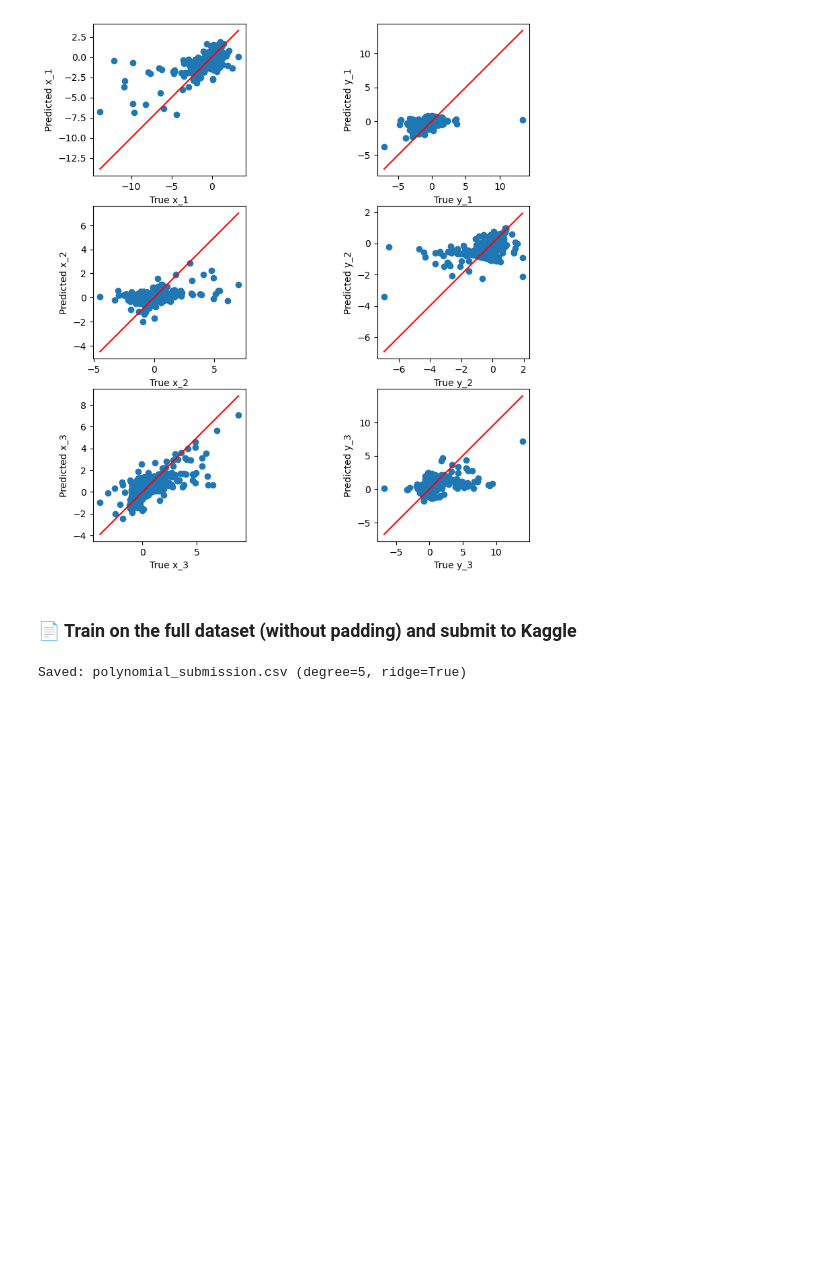
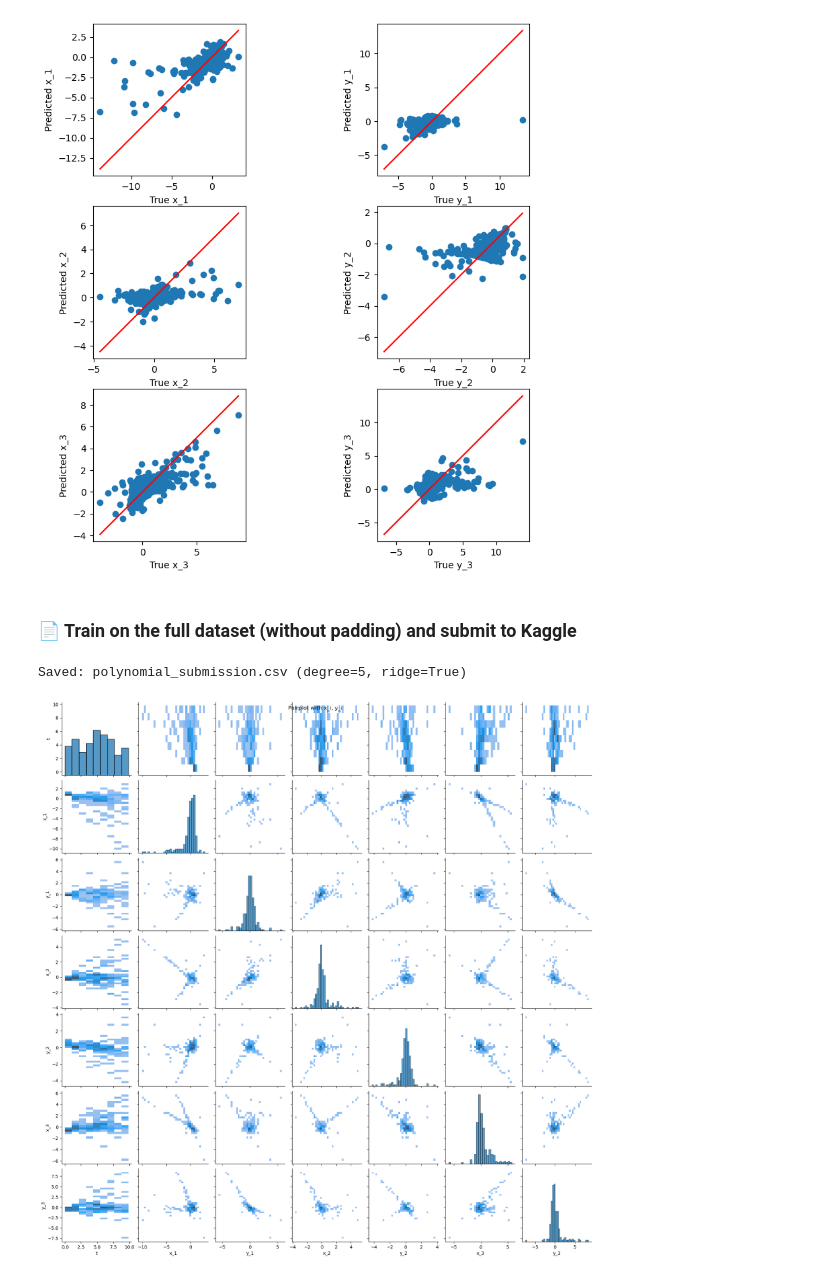
Before and after one commit to Custodio30/MLNOVA-AA-Assigement-1-Bernardo-Joao-Leonor, a Jupyter notebook: assigment#1/notebooks/assigment#1.ipynb, the cells around one changed output. Cells and saved outputs as stored; diff of their text form; code cells hidden in the pictures; blank space fills up the shorter version.

Commit message:
Task3

```diff
--- a/assigment#1/notebooks/assigment#1.ipynb
+++ b/assigment#1/notebooks/assigment#1.ipynb
@@ -652,3 +652,98 @@ polysub.to_csv("polynomial_submission.csv", index=False)
 print(f"Saved: polynomial_submission.csv (degree={final_degree}, ridge={is_ridge})")
 # %% [output]
 Saved: polynomial_submission.csv (degree=5, ridge=True)
+# %%
+
+############# Task 3.1 #############
+
+#We want to correlate the variables "t" (features), and "x_1","y_1",x_2","y_2","x_3" and "y_3" (targets)
+#Go get variable t from features
+t_features=FEATURES.index("t")
+t = X_va[:, t_features] #t is an array contains every value for each "t" (features)
+
+#Join the values from "t" in X_val and x_1","y_1",x_2","y_2","x_3" and "y_3" in y_val
+data=np.column_stack((t, y_va)) #Stack o t with y_val
+cols=["t"]+TARGETS #Names of columns
+df=pd.DataFrame(data, columns=cols) #forms the datatframe
+
+#Pairplot
+sns.pairplot(df.sample(200), kind="hist") #Sample of 200 to limit noise
+plt.suptitle("Pairplot with x_i, y_i")
+plt.show()
+
+#Heatmap with correlation
+corr=df.corr()
+plt.figure(figsize=(8,6))
+sns.heatmap(corr, annot=True)
+plt.title("Correlation between variables t, x_i e y_i", fontsize=14),
+plt.tight_layout()
+plt.show()
+
+#Histograms of individual distributions
+df.hist(bins=30, figsize=(10,6), edgecolor='black')
+plt.suptitle("Individual distribution of variables (t, x_i, y_i)", y=1.02)
+plt.tight_layout()
+plt.show()
+
+#Sort the interactions by the correlation values
+corr_pairs=corr.unstack()  #Transform in series and pairs of variables
+corr_pairs=corr_pairs.drop_duplicates()  #Removes duplicates (A,B) and (B,A)
+sorted_corr=corr_pairs.reindex(corr_pairs.abs().sort_values(ascending=False).index)
+print("Correlations by order:\n")
+print(sorted_corr)
+
+#Prininting RMSE without any removal
+baseline_rmse=rmse
+print(f" Baseline RMSE (WITHOUT REMOVAL): {baseline_rmse}")
+
+#List do keep results
+results=[]
+
+#Removing each feature
+#For each feature in FEATURES
+for feat in FEATURES:
+    features_temporary = [f for f in FEATURES if f != feat]
+    print(f"Removed {feat} → {len(features_temporary)} features left")
+
+for feat in FEATURES:
+    features_temporary=[f for f in FEATURES if f!= feat] #List of temporary features, is going to contain every feature minus the one that we want to measure the impact
+
+    #Creates new datasets
+    #tr_df contains every feature from training set ("t", "x_0_1", "y_0_1","x_0_2","y_0_2","x_0_3","y_0_3","x_1","y_1","x_2","y_2","x_3","y_3")
+    #tr_df contains every feature from validation set ("t", "x_0_1", "y_0_1","x_0_2","y_0_2","x_0_3","y_0_3","x_1","y_1","x_2","y_2","x_3","y_3")
+    X_tr_red = tr_df[features_temporary].values #Selects the "t", "x_0_1", "y_0_1","x_0_2","y_0_2","x_0_3","y_0_3"
+    y_tr_red = tr_df[TARGETS].values #Selects "x_1","y_1","x_2","y_2","x_3","y_3"
+    X_va_red = va_df[features_temporary].values
+    y_va_red = va_df[TARGETS].values
+
+    #New model
+    model_red = make_pipeline(StandardScaler(with_mean=True), LinearRegression()) #Calls the regression pipeline
+    model_red.fit(X_tr_red, y_tr_red)#Trains and validates with data with removed feature
+    y_hat_red = model_red.predict(X_va_red)  #Previsions for each "x_1","y_1","x_2","y_2","x_3","y_3"
+
+    #Calculate RMSE
+    rmse_red = np.sqrt(mean_squared_error(y_va_red, y_hat_red))
+
+    #Adds to the list the removed feature and the RMSE value for the prevision without the removed feature
+    results.append({
+        "Removed Feature": feat,
+        "RMSE": rmse_red})
+    print(f"Removed {feat:>6}  RMSE = {rmse_red}")
+
+    #Plot y–ŷ for each removal
+    plot_y_yhat(y_va_red, y_hat_red, plot_title=f"remove_{feat}_validation")
+
+#Converts to DataFrame
+results_df = pd.DataFrame(results).sort_values("RMSE")
+print("Impact of removing each feature:")
+print(results_df)
+
+#Comparative plot for slides
+plt.figure(figsize=(8,4))
+sns.barplot(data=results_df, x="Removed Feature", y="RMSE") #
+plt.axhline(baseline_rmse, color='red', linestyle='--', label='Baseline')
+plt.title("Impact of removing each feature in RMSE")
+plt.legend()
+plt.show()
+# %% [output]
+[figure, added]
```
Also changed, not shown: parts of 4 cells of this notebook.
